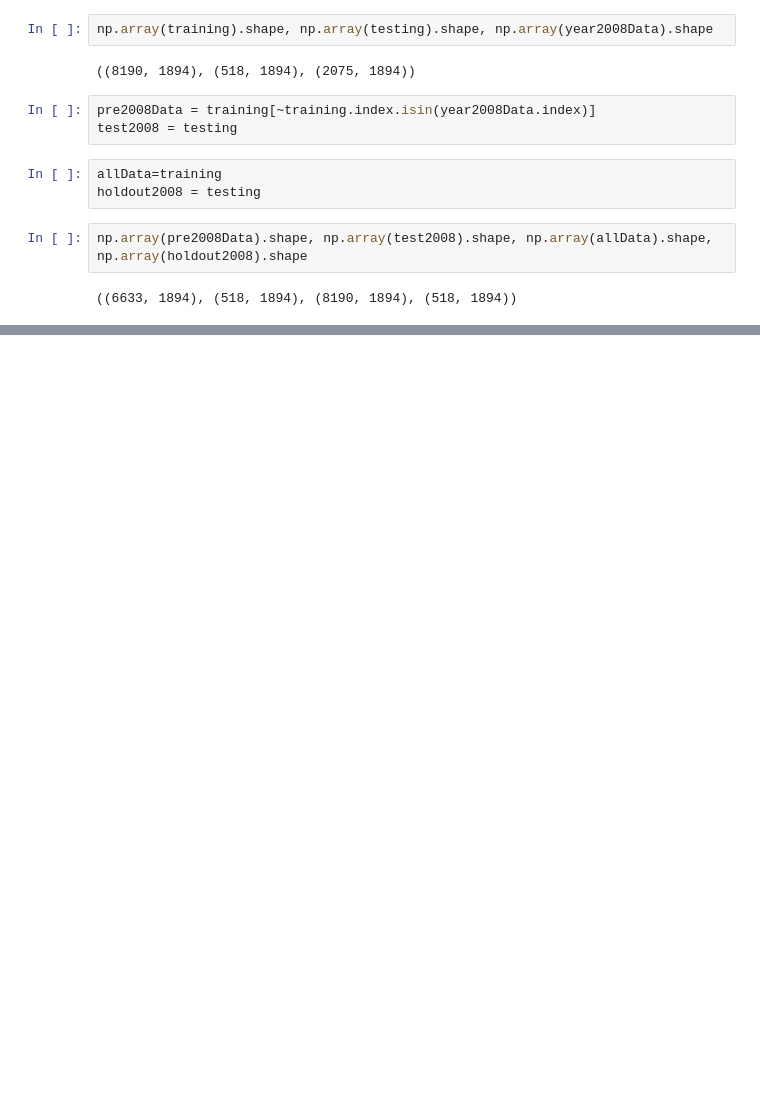
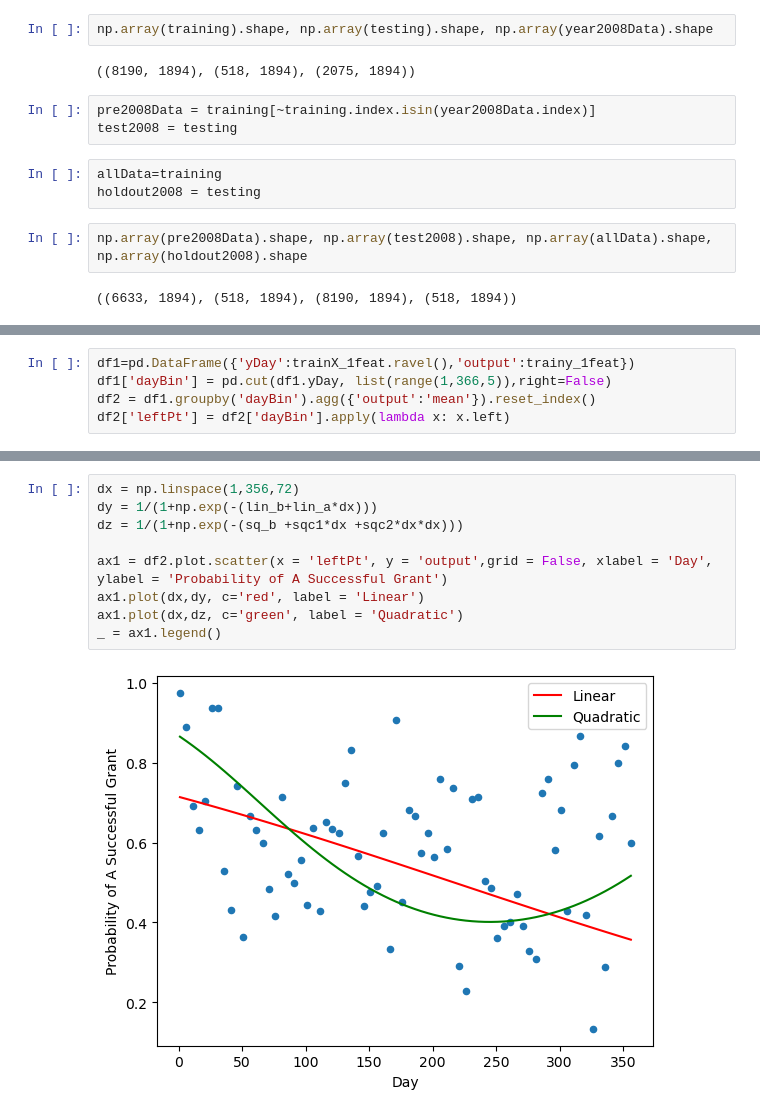
Before and after one commit to chenxuhe79/AppliedPredictiveModeling, a Jupyter notebook: Ch12_7.ipynb, the cells around one changed output, grey strips where cells are left out. Cells and saved outputs as stored; diff of their text form; blank space fills up the shorter version.

```diff
--- a/Ch12_7.ipynb
+++ b/Ch12_7.ipynb
@@ -539,0 +612,5 @@ modelFit.coef_, modelFit.intercept_
+# %%
+df1=pd.DataFrame({'yDay':trainX_1feat.ravel(),'output':trainy_1feat})
+df1['dayBin'] = pd.cut(df1.yDay, list(range(1,366,5)),right=False)
+df2 = df1.groupby('dayBin').agg({'output':'mean'}).reset_index()
+df2['leftPt'] = df2['dayBin'].apply(lambda x: x.left)
@@ -539,0 +624,11 @@ modelFit.coef_, modelFit.intercept_
+# %%
+dx = np.linspace(1,356,72)
+dy = 1/(1+np.exp(-(lin_b+lin_a*dx)))
+dz = 1/(1+np.exp(-(sq_b +sqc1*dx +sqc2*dx*dx)))
+
+ax1 = df2.plot.scatter(x = 'leftPt', y = 'output',grid = False, xlabel = 'Day', ylabel = 'Probability of A Successful Grant')
+ax1.plot(dx,dy, c='red', label = 'Linear')
+ax1.plot(dx,dz, c='green', label = 'Quadratic')
+_ = ax1.legend()
+# %% [output]
+[figure, added]
```
Also changed, not shown: parts of 27 cells of this notebook.
